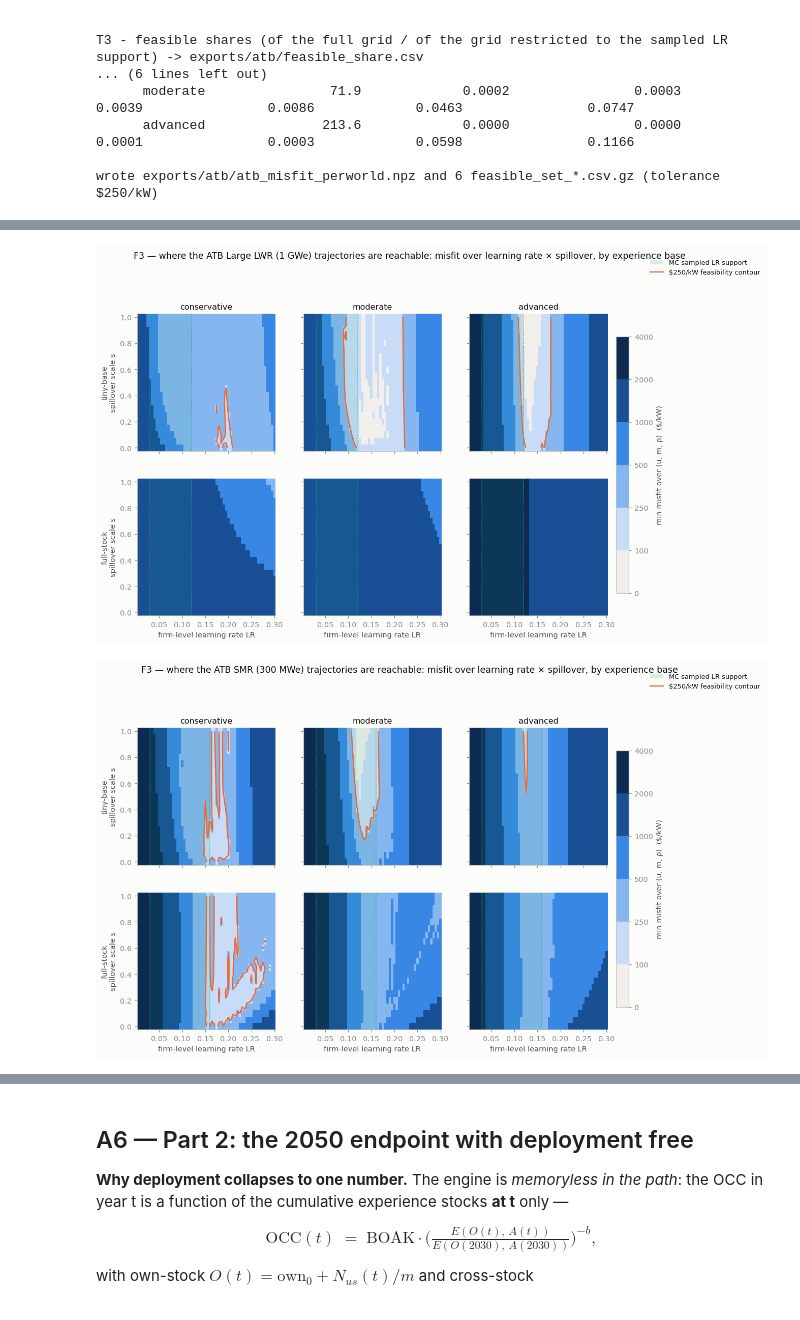
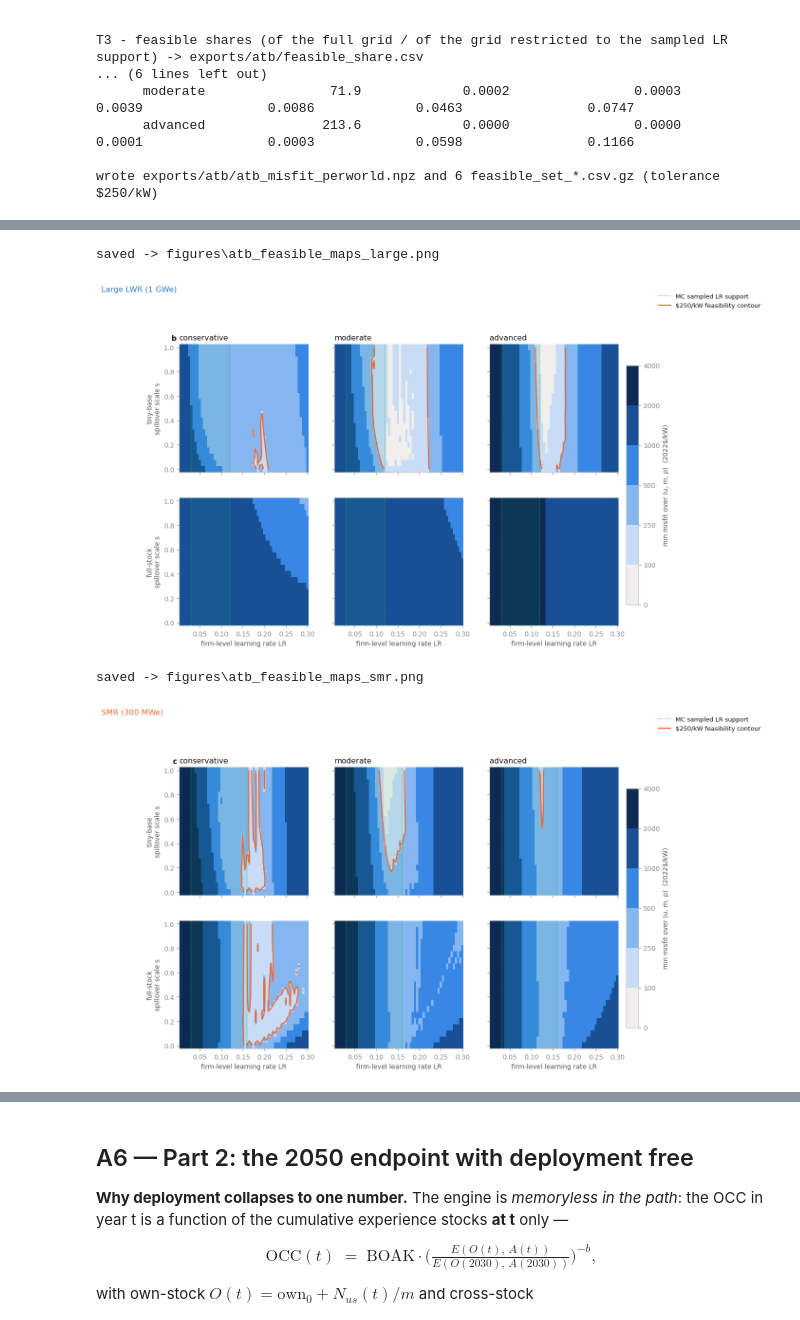
Before and after one commit to Ethan-s-PhD/ReEDS-nuclear-learning, a Jupyter notebook: z-ethan/mc/atb_parameter_space.ipynb, the cells around one changed output, grey strips where cells are left out. Cells and saved outputs as stored; diff of their text form; code cells hidden in the pictures.

```diff
--- a/z-ethan/mc/atb_parameter_space.ipynb
+++ b/z-ethan/mc/atb_parameter_space.ipynb
@@ -463,7 +465,7 @@ ATB_NAME = {"large": "nuclear", "smr": "nuclear-smr"}
 PC_DIR = REPO_ROOT / "inputs" / "plant_characteristics"
 
 def atb_capcost(tech, scen):
-    """ATB 2024 capcost on the YEARS grid ($/kW 2022, IDC-exclusive)."""
+    """ATB 2024 capcost on the YEARS grid (2022$/kW, idc-exclusive)."""
     f = PC_DIR / f"{ATB_NAME[tech]}_ATB_2024_{scen}.csv"
     return pd.read_csv(f).set_index("t")["capcost"].loc[YEARS].to_numpy(float)
 
@@ -552,24 +556,24 @@ for ax, tech in zip(axes[:2], TECH):
     ax.axvline(ANCHOR, color=BASE, lw=0.8, ls=":")
     ax.set_xlim(2024, 2056)
     ax.set_ylim(0, 10500)
-    ax.set_title(f"{TECH_LABEL[tech]} — ATB 2024 OCC", color=TECH_COLOR[tech])
-    ax.set_ylabel("OCC ($/kW, 2022 USD)" if tech == "large" else None)
+    ax.set_title(TECH_LABEL[tech], color=TECH_COLOR[tech], loc="center")
+    ax.set_ylabel("occ (2022$/kW)" if tech == "large" else None)
 ax = axes[2]
 for s in SCEN_ORDER:
     c = SCEN_GRAY[s]
     ax.plot(YEARS, np.interp(YEARS, AJ_YEARS, AJ_GW[s]), color=c, lw=2)
-    ax.annotate(f"{s} ({AJ_GW[s][-1]:.0f} GW)", (2050.4, AJ_GW[s][-1]), color=c,
+    # Label the post-2030 new-build total (AJ_GW_POST) so this agrees with F7 and T4.
+    ax.annotate(f"{s} ({AJ_GW_POST[s]:,.0f} GW)", (2050.4, AJ_GW[s][-1]), color=c,
                 fontsize=8.5, va="center", ha="left")
 ax.axvline(ANCHOR, color=BASE, lw=0.8, ls=":")
 ax.set_xlim(2024, 2058)
 ax.set_yscale("symlog", linthresh=10)
 ax.set_yticks([0, 1, 3, 10, 30, 100, 300])
 ax.set_yticklabels(["0", "1", "3", "10", "30", "100", "300"])
-ax.set_title("Abou-Jaoude deployment (new GW, both techs)")
+ax.set_title("Abou-Jaoude deployment", loc="center")
 ax.set_ylabel("cumulative new deployment (GW)")
-fig.suptitle("The inversion targets: ATB cost trajectories and their paired deployment projections",
-             y=1.02)
+ps.letter_panels(axes)                    # heterogeneous panels (cost, cost, deployment)
 fig.tight_layout()
-fig.savefig(FIGURES / "atb_targets_overview.png", dpi=200, bbox_inches="tight")
+ps.savefig(fig, FIGURES / "atb_targets_overview.png")
 plt.show()
 # %% [output]
@@ -793,21 +799,21 @@ for r, tech in enumerate(TECH):
             ax.text(0.5, 0.35, "no feasible world\non the whole grid", transform=ax.transAxes,
                     ha="center", color=INK2, fontsize=9)
             ax.plot(YEARS[post], e["best"][post], color=col, lw=2, label="best-fit world")
-        ax.plot(YEARS[post], ATB_OCC[tech][scen][post], color=INK, lw=1.4, ls="--")
+        ax.plot(YEARS[post], ATB_OCC[tech][scen][post], color=INK, lw=1.4, ls="--",
+                label="ATB (annual)")
         ax.plot(MILESTONES, TARGET[tech][scen], "o", color=INK, ms=4.5, label="ATB target")
         mis_best = FITS[(tech, scen)]["mis"].min()
-        ax.set_title(f"{tech} · {scen}   (best misfit ${mis_best:,.0f}/kW)", fontsize=10)
+        ax.set_title(f"{tech} · {scen}", fontsize=10)
+        ax.text(0.97, 0.93, f"best misfit ${mis_best:,.0f}/kW", transform=ax.transAxes,
+                ha="right", va="top", fontsize=8, color=INK2)
         if c == 0:
-            ax.set_ylabel("OCC ($/kW, 2022 USD)")
+            ax.set_ylabel("occ (2022$/kW)")
         if r == 0 and c == 0:
             ax.legend(fontsize=8, loc="lower left")
 for ax in axes.ravel():
     ax.set_xticks(MILESTONES)
-fig.suptitle("F2 — ATB trajectories vs the engine's feasible envelopes at the paired deployment\n"
-             f"(feasible = within ${TOL:.0f}/kW of the target at every fit milestone; "
-             "dashed black = ATB)", y=1.0)
 fig.tight_layout()
-fig.savefig(FIGURES / "atb_fit_envelopes.png", dpi=200, bbox_inches="tight")
+ps.savefig(fig, FIGURES / "atb_fit_envelopes.png")
 plt.show()
 # %% [output]
 feasible-set envelopes rebuilt through the engine in 1s
@@ -818,40 +825,47 @@ from matplotlib.patches import Patch
 from matplotlib.lines import Line2D
 
 _levels = [0, 100, 250, 500, 1000, 2000, 4000]
 _norm = BoundaryNorm(_levels, CMAP_SEQ.N)
 
 for tech in TECH:
     fig, axes = plt.subplots(2, 3, figsize=(13, 7), sharex=True, sharey=True)
     for r, conv_name, conv_val in [(0, "tiny-base", 0), (1, "full-stock", 1)]:
         for c, scen in enumerate(SCEN_ORDER):
             ax = axes[r, c]
             g = FITS[(tech, scen)]["mis"].reshape(GRID_SHAPE)          # (rho,conv,m,lr,s,u)
             zmin = g[:, conv_val].min(axis=(0, 1, 4))                  # (lr, s)
             pc = ax.pcolormesh(LR_GRID, S21, zmin.T, cmap=CMAP_SEQ, norm=_norm,
                                shading="nearest")
+            ax.grid(False)                                             # house heatmap rule
             if (zmin <= TOL).any():
                 ax.contour(LR_GRID, S21, zmin.T, levels=[TOL], colors=[C_SMR], linewidths=1.6)
             ax.axvspan(TECH[tech]["lr_lo"], TECH[tech]["lr_hi"], color=C_TINY, alpha=0.10, lw=0)
             for x in (TECH[tech]["lr_lo"], TECH[tech]["lr_hi"]):
                 ax.axvline(x, color=C_TINY, lw=1.0, ls=":")
             if r == 0:
                 ax.set_title(scen, fontsize=10.5)
             if c == 0:
                 ax.set_ylabel(f"{conv_name}\nspillover scale s")
             if r == 1:
                 ax.set_xlabel("firm-level learning rate LR")
-    handles = [Patch(facecolor=C_TINY, alpha=0.18, label="MC sampled LR support"),
+    # Paper Fig5 panel letters are stamped at source (house rule): the composition's first
+    # panel takes "a"; this figure contributes "b" (large) / "c" (smr).
+    ps.panel_letter(axes[0, 0], "b" if tech == "large" else "c")
+    # Legend glyph matches the drawing: the LR support reads as the dotted edge lines
+    # (the alpha-0.10 span is invisible over the heatmap), so the key shows a dotted line.
+    handles = [Line2D([], [], color=C_TINY, lw=1.0, ls=":", label="MC sampled LR support"),
                Line2D([], [], color=C_SMR, lw=1.6, label=f"${TOL:.0f}/kW feasibility contour")]
     fig.legend(handles=handles, loc="upper right", fontsize=8.5, bbox_to_anchor=(0.99, 1.035))
     cb = fig.colorbar(pc, ax=axes, shrink=0.85, pad=0.015)
-    cb.set_label("min misfit over (u, m, ρ)  ($/kW)")
-    fig.suptitle(f"F3 — where the ATB {TECH_LABEL[tech]} trajectories are reachable: "
-                 "misfit over learning rate × spillover, by experience base", y=1.04)
-    fig.savefig(FIGURES / f"atb_feasible_maps_{tech}.png", dpi=200, bbox_inches="tight")
+    cb.set_label("min misfit over (u, m, ρ)  (2022$/kW)")
+    fig.suptitle(TECH_LABEL[tech], color=TECH_COLOR[tech], x=0.01, ha="left", y=1.04)
+    ps.savefig(fig, FIGURES / f"atb_feasible_maps_{tech}.png")
     plt.show()
 # %% [output]
+saved -> figures\atb_feasible_maps_large.png
-[figure, old version]
+[figure, new version]
+saved -> figures\atb_feasible_maps_smr.png
-[figure, old version]
+[figure, new version]
 # %%
 # F4 - marginal feasibility profiles: which dials does the ATB target actually constrain?
 # For each dial value: share of feasible worlds among all grid worlds holding that value.
```
Also changed, not shown: parts of 15 cells of this notebook, 40 other files.
